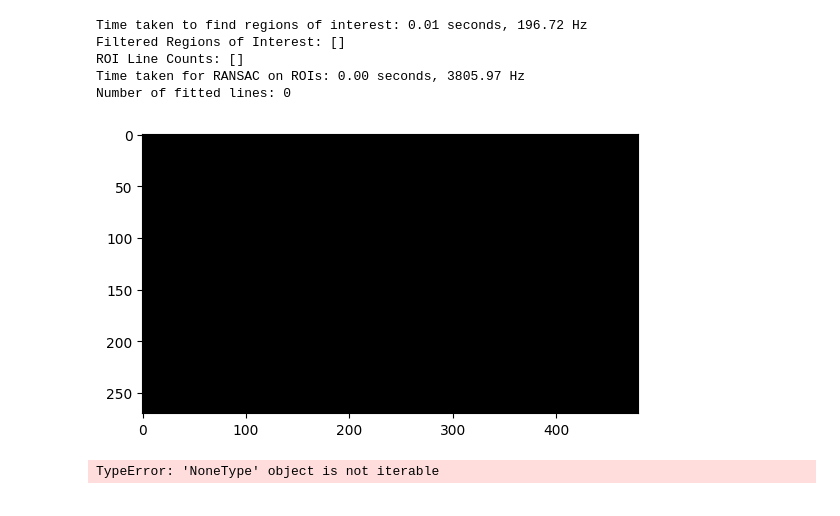
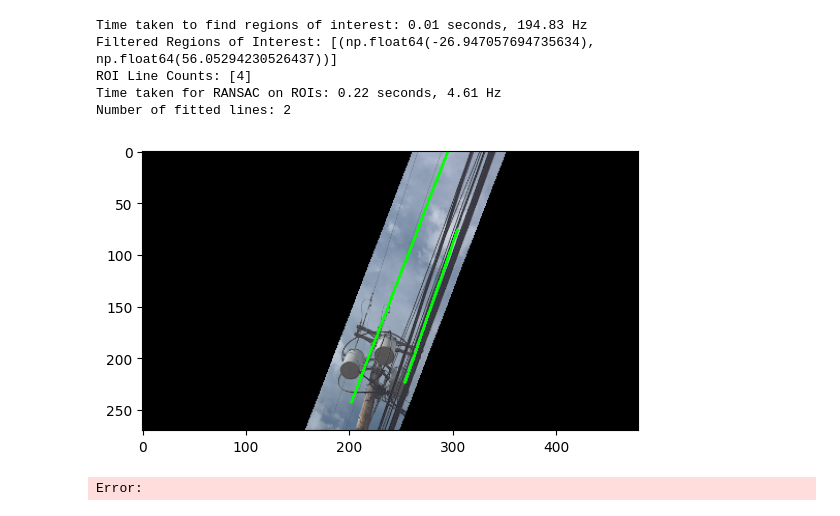
Before and after one commit to tharp789/wire_detection_tests, a Jupyter notebook: 3d_wire_detect_frame.ipynb, the cells around one changed output. Cells and saved outputs as stored; diff of their text form; code cells hidden in the pictures.

Commit message:
working for all images in wire fov 4.0

```diff
--- a/3d_wire_detect_frame.ipynb
+++ b/3d_wire_detect_frame.ipynb
@@ -14,14 +14,10 @@ import viz_utils as vu
 with open('wire_detect_config.yaml', 'r') as file:
     detection_config = yaml.safe_load(file)
 
-# Create a WireDetector instance
-wire_detector = wdu.WireDetector(detection_config)
-input_image_size = [480, 270]
-
 folder = '/media/tyler/Storage/Research/Datasets/wire_tracking_05-07_40fov/'
 # folder = '/media/tyler/Storage/field_tests/street_wire_experiments/wire_tracking_05-07_40fov/'
 # folder = '/home/tyler/Documents/wire_tracking_05-07_40fov/'
-target_timestamp = 1746650652972994304 # straight wire not working
+target_timestamp = 1746650648952882464 # straight wire not working
 # target_timestamp = 1746650644465219840 # straight wire
 # target_timestamp = 1746650656862302432 # angled wire
 
@@ -58,8 +54,11 @@ depth_image_path = str(closest_depth_timestamp) + '.npy'
 
 print(f"Time difference between closest RGB and depth images: {abs(closest_rgb_timestamp_s - closest_depth_timestamp_s)}")
 
+input_image_size = [480, 270]
 img = cv2.imread(rgb_folder + rgb_image_path)
 depth = np.load(depth_folder + depth_image_path)
+img = cv2.resize(img, (input_image_size[0], input_image_size[1]))
+depth = cv2.resize(depth, (input_image_size[0], input_image_size[1]))
 assert img is not None, "Image not found"
 assert depth is not None, "Depth image not found"
 
@@ -70,4 +69,6 @@ camera_intrinsics[0, 0] *= input_image_size[0] / original_image_size[0]
 camera_intrinsics[1, 1] *= input_image_size[1] / original_image_size[1]
 camera_intrinsics[0, 2] *= input_image_size[0] / original_image_size[0]
 camera_intrinsics[1, 2] *= input_image_size[1] / original_image_size[1]
+
+wire_detector = wdu.WireDetector(detection_config, camera_intrinsics)
 # %% [output]
@@ -104,34 +103,35 @@ Time taken for 2D wire detection: 0.00 seconds, 364.19 Hz
 # %%
 start_time = time.perf_counter()
 regions_of_interest, roi_line_counts = wire_detector.find_regions_of_interest(depth, avg_angle, midpoint_dists_wrt_center)
 end_time = time.perf_counter()
 print(f"Time taken to find regions of interest: {end_time - start_time:.2f} seconds, {1 / (end_time - start_time):.2f} Hz")
 print(f"Filtered Regions of Interest: {regions_of_interest}")
 print(f"ROI Line Counts: {roi_line_counts}")
 
 start_time = time.perf_counter()
-fitted_lines, roi_pcs, roi_point_colors, rgb_masked = wire_detector.ransac_on_rois(regions_of_interest, roi_line_counts, avg_angle, depth, camera_intrinsics, viz_img=img)
+fitted_lines, roi_pcs, roi_point_colors, rgb_masked = wire_detector.ransac_on_rois(regions_of_interest, roi_line_counts, avg_angle, depth, viz_img=img)
 end_time = time.perf_counter()
 print(f"Time taken for RANSAC on ROIs: {end_time - start_time:.2f} seconds, {1 / (end_time - start_time):.2f} Hz")
 print(f"Number of fitted lines: {len(fitted_lines)}")
 
 for fitted_line in fitted_lines:
     rgb_masked = vu.draw_3d_line_on_image(rgb_masked, fitted_line, camera_intrinsics, color=(0, 255, 0), thickness=2)
 
 cv2.imwrite('detect_3d_output/ransac_2d_projection.jpg', rgb_masked)
 plt.figure()
 plt.imshow(cv2.cvtColor(rgb_masked, cv2.COLOR_BGR2RGB))
 plt.show()
 # %% [output]
-Time taken to find regions of interest: 0.01 seconds, 196.72 Hz
-Filtered Regions of Interest: []
-ROI Line Counts: []
-Time taken for RANSAC on ROIs: 0.00 seconds, 3805.97 Hz
-Number of fitted lines: 0
+Time taken to find regions of interest: 0.01 seconds, 194.83 Hz
+Filtered Regions of Interest: [(np.float64(-26.947057694735634), np.float64(56.05294230526437))]
+ROI Line Counts: [4]
+Time taken for RANSAC on ROIs: 0.22 seconds, 4.61 Hz
+Number of fitted lines: 2
-[figure, old version]
+[figure, new version]
+Error:
 # %%
 renderer, material = vu.create_renderer()
-vu.capture_fitted_lines_in_image(renderer, material, "detect_3d_output/3d_rendering.png", fitted_lines, roi_pcs, roi_point_colors)
+vu.capture_fitted_lines_in_image(renderer, material, "detect_3d_output/ransac_3d_rendering.png", fitted_lines, roi_pcs, roi_point_colors)
 
 # visualize the fitted lines
 # vu.visualize_fitted_lines(
@@ -139,5 +139,3 @@ vu.capture_fitted_lines_in_image(renderer, material, "detect_3d_output/3d_render
 #     roi_pcs,
 #     roi_point_colors,
 # )
-# %% [output]
-TypeError: 'NoneType' object is not iterable
```
Also changed, not shown: parts of 2 cells of this notebook, 14 other files.
